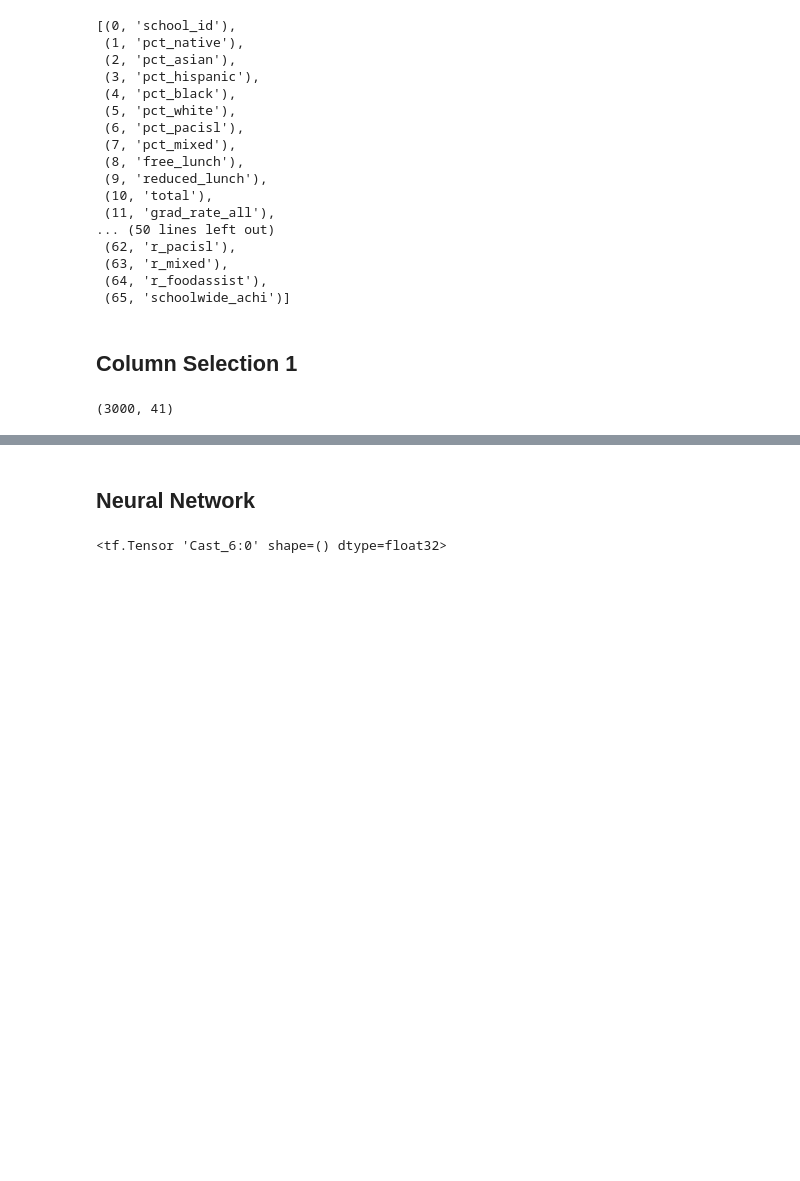
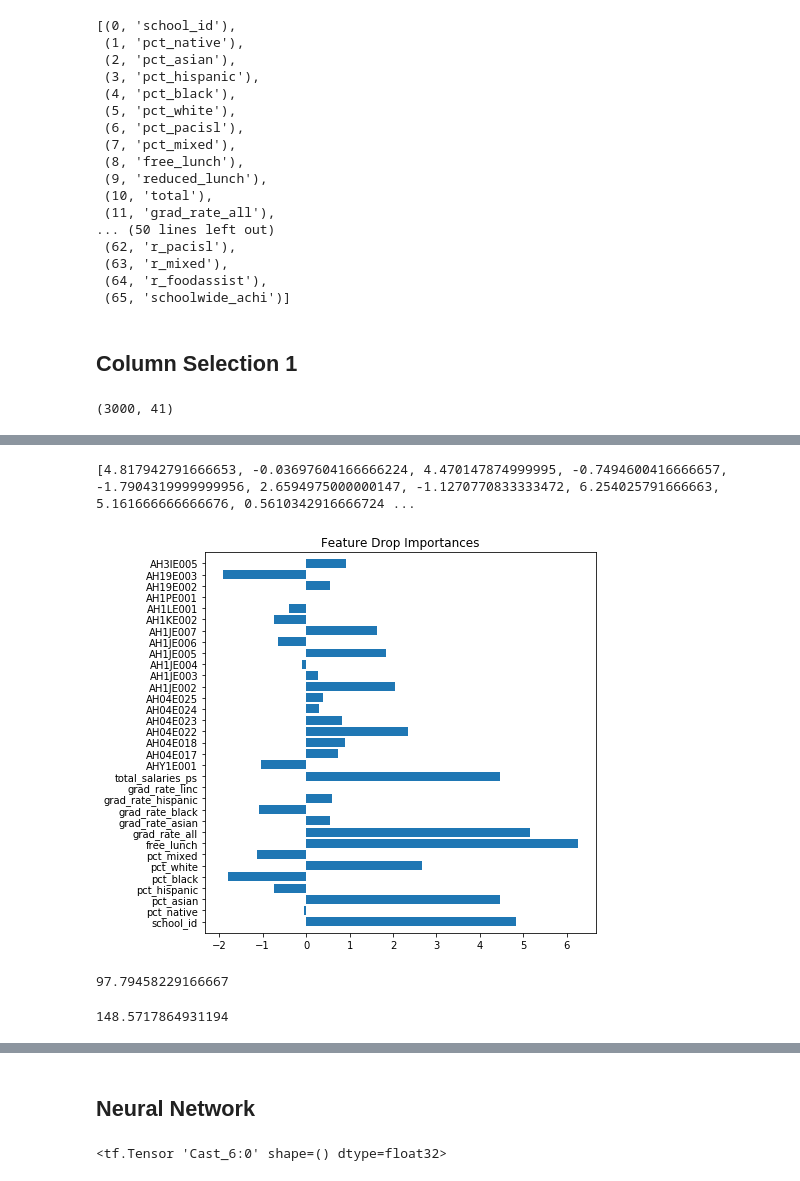
Before and after one commit to samankim/school-zoning, a Jupyter notebook: full_experiments.ipynb, the cells around one changed output, grey strips where cells are left out. Saved outputs shown, nothing was run; the diff lists cells and outputs as text; code cells hidden in the pictures; blank space fills up the shorter version.

```diff
--- a/full_experiments.ipynb
+++ b/full_experiments.ipynb
@@ -170,0 +226,27 @@ print(mse_br)
+# %%
+from sklearn.base import clone
+
+def drop_col_feat_imp(model, train, train_labels, test, test_labels):
+
+    # clone the model to have the exact same specification as the one initially trained
+    model_clone = clone(model)
+    # training and scoring the benchmark model
+    model_clone.fit(train, train_labels)
+    test_pred = model_clone.predict(test)
+    benchmark_mse = mean_squared_error(test_labels, test_pred)
+    print(benchmark_mse)
+    # list for storing feature importances
+    importances = []
+
+    # iterating over all columns and storing feature importance (difference between benchmark and new model)
+    for i in range(train.shape[1]):
+        model_clone = clone(model)
+        model_clone.fit(np.delete(train, i, axis = 1), train_labels)
+        test_pred = model_clone.predict(np.delete(test, i, axis = 1))
+        drop_col_mse = mean_squared_error(test_labels, test_pred)
+        print(drop_col_mse)
+        importances.append(drop_col_mse - benchmark_mse)
+
+    return importances
+# %%
+drop_importances = drop_col_feat_imp(extTreeRg, train, train_labels, test, test_labels)
@@ -170,0 +271,16 @@ print(mse_br)
+# %%
+print(drop_importances)
+# %% [output]
+[4.817942791666653, -0.03697604166666224, 4.470147874999995, -0.7494600416666657, -1.7904319999999956, 2.6594975000000147, -1.1270770833333472, 6.254025791666663, 5.161666666666676, 0.5610342916666724 ...
+# %%
+# Plot the feature importances of the forest
+plt.figure(figsize=(7,7))
+plt.title("Feature Drop Importances")
+plt.barh(range(train.shape[1]), drop_importances, align="center")
+# If you want to define your own labels,
+# change indices to a list of labels on the following line.
+plt.yticks(range(train.shape[1]), cols_s2[:-1])
+plt.ylim([-1, train.shape[1]])
+plt.show()
+# %% [output]
+[figure, added]
@@ -170,0 +290,6 @@ print(mse_br)
+# %%
+test_pred = randForsRg.predict(test)
+mse_rfr = mean_squared_error(test_labels, test_pred)
+print(mse_rfr)
+# %% [output]
+97.79458229166667
@@ -170,0 +299,6 @@ print(mse_br)
+# %%
+test_pred = aBoostRg.predict(test)
+mse_abr = mean_squared_error(test_labels, test_pred)
+print(mse_abr)
+# %% [output]
+148.5717864931194
```
Also changed, not shown: parts of 63 cells of this notebook, 3 other files.
